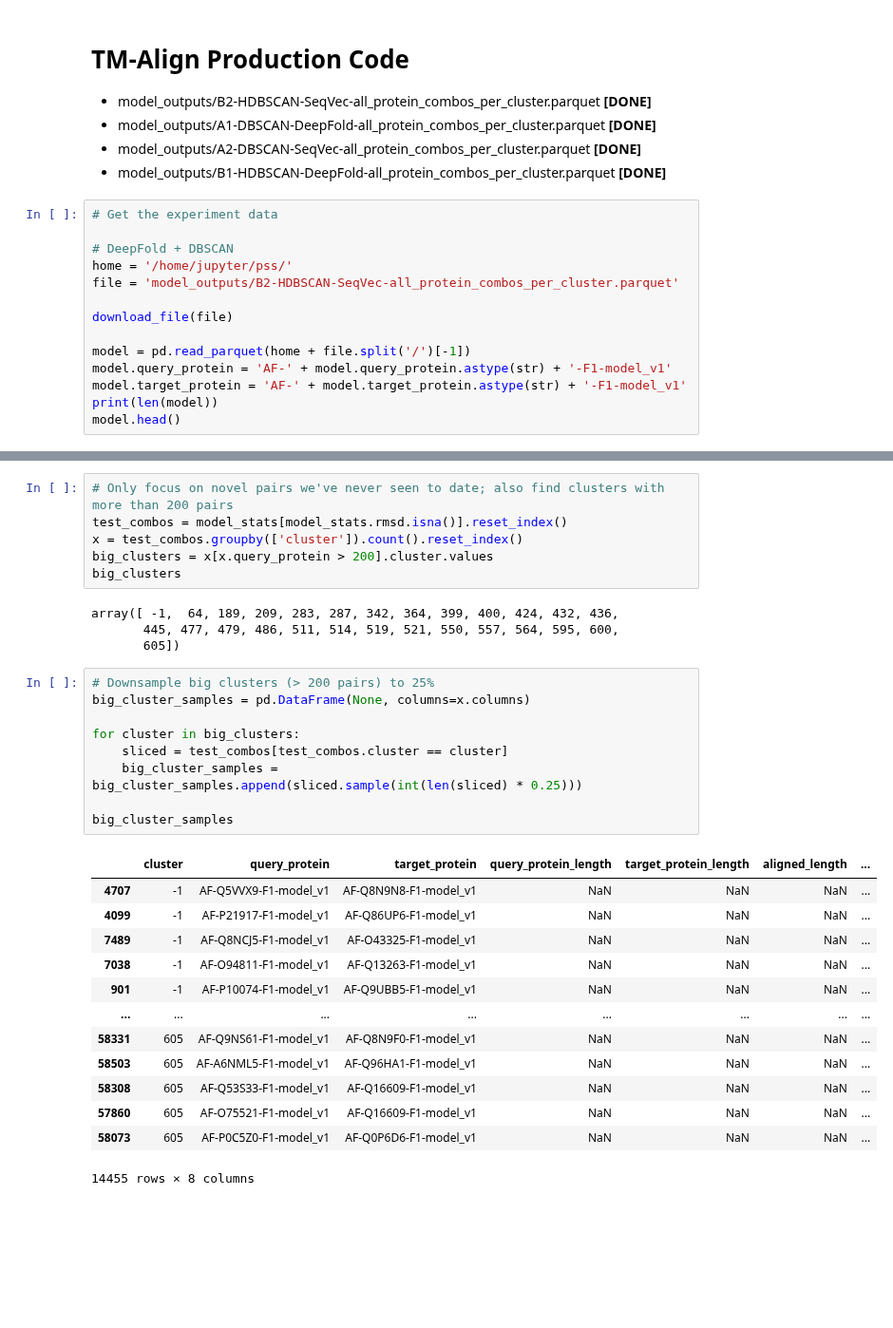
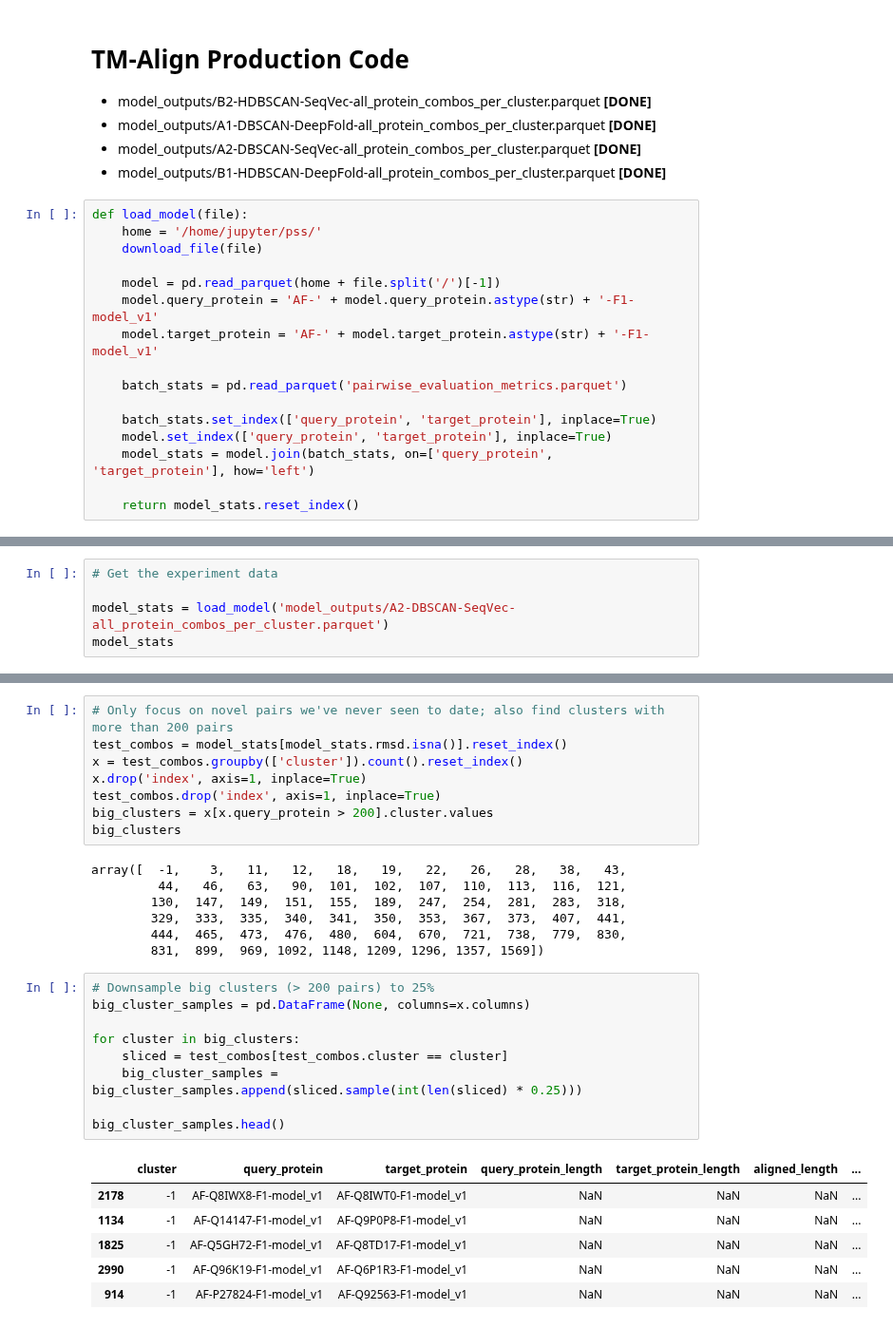
Before and after one commit to dptrsa-300/pss, a Jupyter notebook: explore_tmalign_stats.ipynb, the cells around one changed output, grey strips where cells are left out. Shown at 95% size. Saved outputs shown, nothing was run; the diff lists cells and outputs as text; blank space fills up the shorter version.

```diff
--- a/explore_tmalign_stats.ipynb
+++ b/explore_tmalign_stats.ipynb
@@ -137,16 +137,18 @@ pq.write_table(table, f'pairs_tmalign_rmsd_merged.parquet')
 * model_outputs/A2-DBSCAN-SeqVec-all_protein_combos_per_cluster.parquet **[DONE]**
 * model_outputs/B1-HDBSCAN-DeepFold-all_protein_combos_per_cluster.parquet **[DONE]**
 # %%
-# Get the experiment data
+def load_model(file):
+    home = '/home/jupyter/pss/'
+    download_file(file)
 
-# DeepFold + DBSCAN
-home = '/home/jupyter/pss/'
-file = 'model_outputs/B2-HDBSCAN-SeqVec-all_protein_combos_per_cluster.parquet'
+    model = pd.read_parquet(home + file.split('/')[-1])
+    model.query_protein = 'AF-' + model.query_protein.astype(str) + '-F1-model_v1'
+    model.target_protein = 'AF-' + model.target_protein.astype(str) + '-F1-model_v1'
 
-download_file(file)
+    batch_stats = pd.read_parquet('pairwise_evaluation_metrics.parquet')
 
-model = pd.read_parquet(home + file.split('/')[-1])
-model.query_protein = 'AF-' + model.query_protein.astype(str) + '-F1-model_v1'
-model.target_protein = 'AF-' + model.target_protein.astype(str) + '-F1-model_v1'
-print(len(model))
-model.head()
+    batch_stats.set_index(['query_protein', 'target_protein'], inplace=True)
+    model.set_index(['query_protein', 'target_protein'], inplace=True)
+    model_stats = model.join(batch_stats, on=['query_protein', 'target_protein'], how='left')
+
+    return model_stats.reset_index()
@@ -181,0 +155,5 @@ model_stats = model.join(batch_stats, on=['query_protein', 'target_protein'], ho
+# %%
+# Get the experiment data
+
+model_stats = load_model('model_outputs/A2-DBSCAN-SeqVec-all_protein_combos_per_cluster.parquet')
+model_stats
@@ -183,35 +175,33 @@ model_stats = model.join(batch_stats, on=['query_protein', 'target_protein'], ho
 # Only focus on novel pairs we've never seen to date; also find clusters with more than 200 pairs
 test_combos = model_stats[model_stats.rmsd.isna()].reset_index()
 x = test_combos.groupby(['cluster']).count().reset_index()
+x.drop('index', axis=1, inplace=True)
+test_combos.drop('index', axis=1, inplace=True)
 big_clusters = x[x.query_protein > 200].cluster.values
 big_clusters
 # %% [output]
-array([ -1,  64, 189, 209, 283, 287, 342, 364, 399, 400, 424, 432, 436,
-       445, 477, 479, 486, 511, 514, 519, 521, 550, 557, 564, 595, 600,
-       605])
+array([  -1,    3,   11,   12,   18,   19,   22,   26,   28,   38,   43,
+         44,   46,   63,   90,  101,  102,  107,  110,  113,  116,  121,
+        130,  147,  149,  151,  155,  189,  247,  254,  281,  283,  318,
+        329,  333,  335,  340,  341,  350,  353,  367,  373,  407,  441,
+        444,  465,  473,  476,  480,  604,  670,  721,  738,  779,  830,
+        831,  899,  969, 1092, 1148, 1209, 1296, 1357, 1569])
 # %%
 # Downsample big clusters (> 200 pairs) to 25%
 big_cluster_samples = pd.DataFrame(None, columns=x.columns)
 
 for cluster in big_clusters:
     sliced = test_combos[test_combos.cluster == cluster]
     big_cluster_samples = big_cluster_samples.append(sliced.sample(int(len(sliced) * 0.25)))
 
-big_cluster_samples
+big_cluster_samples.head()
 # %% [output]
 |  | cluster | query_protein | target_protein | query_protein_length | target_protein_length | aligned_length | ... |
-| 4707 | -1 | AF-Q5VVX9-F1-model_v1 | AF-Q8N9N8-F1-model_v1 | NaN | NaN | NaN | ... |
-| 4099 | -1 | AF-P21917-F1-model_v1 | AF-Q86UP6-F1-model_v1 | NaN | NaN | NaN | ... |
-| 7489 | -1 | AF-Q8NCJ5-F1-model_v1 | AF-O43325-F1-model_v1 | NaN | NaN | NaN | ... |
-| 7038 | -1 | AF-O94811-F1-model_v1 | AF-Q13263-F1-model_v1 | NaN | NaN | NaN | ... |
-| 901 | -1 | AF-P10074-F1-model_v1 | AF-Q9UBB5-F1-model_v1 | NaN | NaN | NaN | ... |
-| ... | ... | ... | ... | ... | ... | ... | ... |
-| 58331 | 605 | AF-Q9NS61-F1-model_v1 | AF-Q8N9F0-F1-model_v1 | NaN | NaN | NaN | ... |
-| 58503 | 605 | AF-A6NML5-F1-model_v1 | AF-Q96HA1-F1-model_v1 | NaN | NaN | NaN | ... |
-| 58308 | 605 | AF-Q53S33-F1-model_v1 | AF-Q16609-F1-model_v1 | NaN | NaN | NaN | ... |
-| 57860 | 605 | AF-O75521-F1-model_v1 | AF-Q16609-F1-model_v1 | NaN | NaN | NaN | ... |
-| 58073 | 605 | AF-P0C5Z0-F1-model_v1 | AF-Q0P6D6-F1-model_v1 | NaN | NaN | NaN | ... |
+| 2178 | -1 | AF-Q8IWX8-F1-model_v1 | AF-Q8IWT0-F1-model_v1 | NaN | NaN | NaN | ... |
+| 1134 | -1 | AF-Q14147-F1-model_v1 | AF-Q9P0P8-F1-model_v1 | NaN | NaN | NaN | ... |
+| 1825 | -1 | AF-Q5GH72-F1-model_v1 | AF-Q8TD17-F1-model_v1 | NaN | NaN | NaN | ... |
+| 2990 | -1 | AF-Q96K19-F1-model_v1 | AF-Q6P1R3-F1-model_v1 | NaN | NaN | NaN | ... |
+| 914 | -1 | AF-P27824-F1-model_v1 | AF-Q92563-F1-model_v1 | NaN | NaN | NaN | ... |
-14455 rows × 8 columns
 # %%
 # Recombine small clusters with big cluster samples
 test_combos = test_combos[~test_combos.cluster.isin(big_clusters)].append(big_cluster_samples)
```
Also changed, not shown: parts of 20 cells of this notebook, 2 other files.
